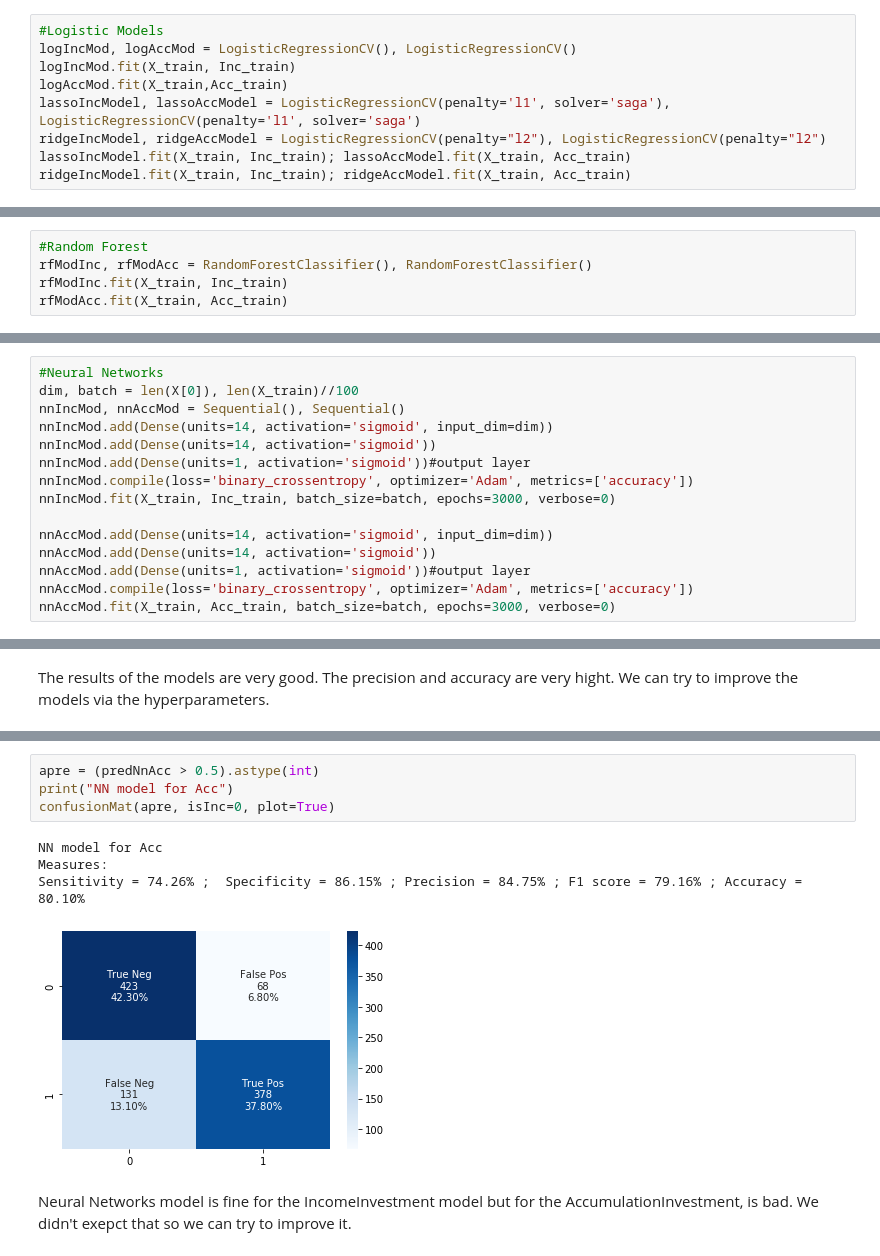
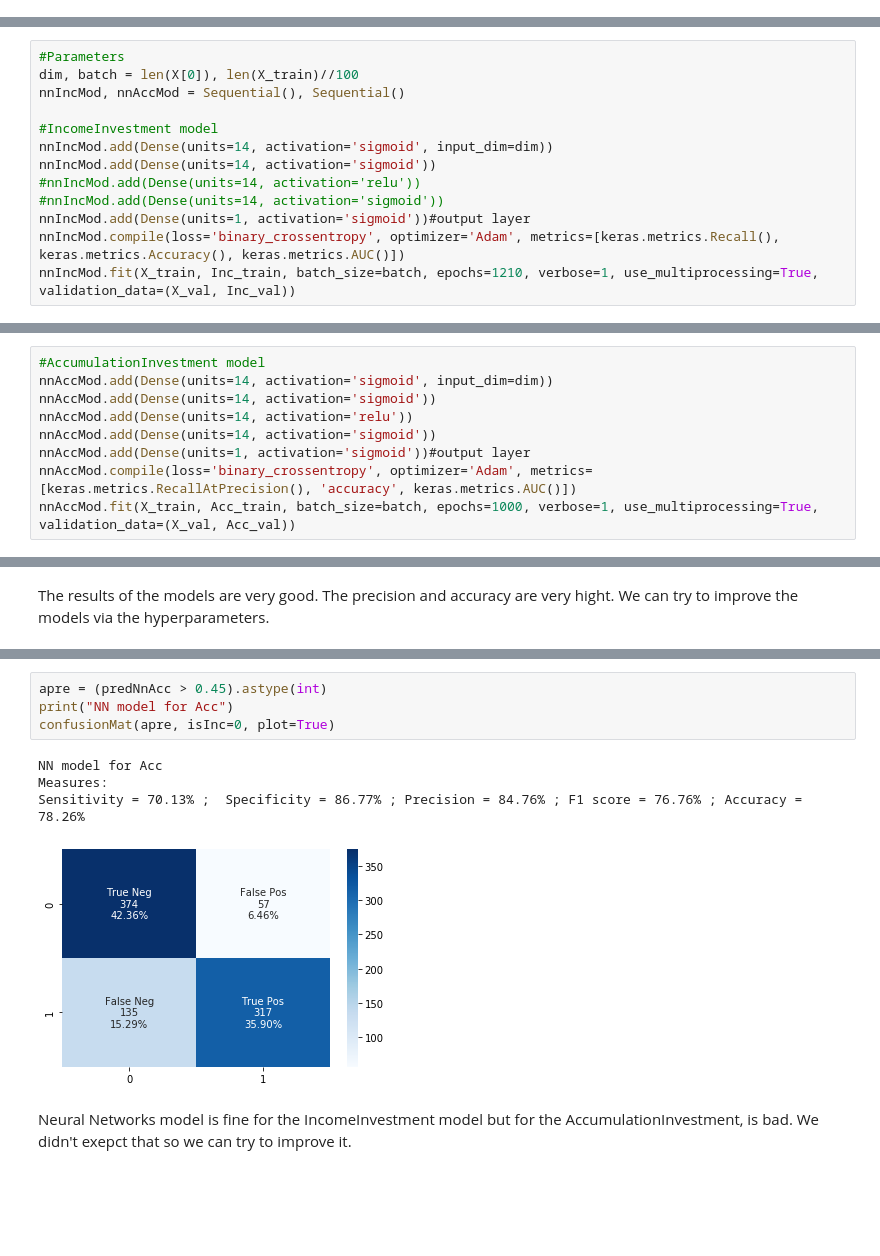
Before and after one commit to Emmalito/ML_BC2, a Jupyter notebook: src/classification.ipynb, the cells around one changed output, grey strips where cells are left out. Saved outputs shown, nothing was run; the diff lists cells and outputs as text; blank space fills up the shorter version.

```diff
--- a/src/classification.ipynb
+++ b/src/classification.ipynb
@@ -123,9 +113,0 @@ from keras.layers import Dense
-# %%
-#Logistic Models
-logIncMod, logAccMod = LogisticRegressionCV(), LogisticRegressionCV()
-logIncMod.fit(X_train, Inc_train)
-logAccMod.fit(X_train,Acc_train)
-lassoIncModel, lassoAccModel = LogisticRegressionCV(penalty='l1', solver='saga'), LogisticRegressionCV(penalty='l1', solver='saga')
-ridgeIncModel, ridgeAccModel = LogisticRegressionCV(penalty="l2"), LogisticRegressionCV(penalty="l2")
-lassoIncModel.fit(X_train, Inc_train); lassoAccModel.fit(X_train, Acc_train)
-ridgeIncModel.fit(X_train, Inc_train); ridgeAccModel.fit(X_train, Acc_train)
@@ -141,5 +165,0 @@ Perceptron()
-# %%
-#Random Forest
-rfModInc, rfModAcc = RandomForestClassifier(), RandomForestClassifier()
-rfModInc.fit(X_train, Inc_train)
-rfModAcc.fit(X_train, Acc_train)
@@ -148,16 +211,14 @@ RandomForestClassifier()
 # %%
-#Neural Networks
+#Parameters
 dim, batch = len(X[0]), len(X_train)//100
 nnIncMod, nnAccMod = Sequential(), Sequential()
+
+#IncomeInvestment model
 nnIncMod.add(Dense(units=14, activation='sigmoid', input_dim=dim))
 nnIncMod.add(Dense(units=14, activation='sigmoid'))
+#nnIncMod.add(Dense(units=14, activation='relu'))
+#nnIncMod.add(Dense(units=14, activation='sigmoid'))
 nnIncMod.add(Dense(units=1, activation='sigmoid'))#output layer
-nnIncMod.compile(loss='binary_crossentropy', optimizer='Adam', metrics=['accuracy'])
-nnIncMod.fit(X_train, Inc_train, batch_size=batch, epochs=3000, verbose=0)
-
-nnAccMod.add(Dense(units=14, activation='sigmoid', input_dim=dim))
-nnAccMod.add(Dense(units=14, activation='sigmoid'))
-nnAccMod.add(Dense(units=1, activation='sigmoid'))#output layer
-nnAccMod.compile(loss='binary_crossentropy', optimizer='Adam', metrics=['accuracy'])
-nnAccMod.fit(X_train, Acc_train, batch_size=batch, epochs=3000, verbose=0)
+nnIncMod.compile(loss='binary_crossentropy', optimizer='Adam', metrics=[keras.metrics.Recall(), keras.metrics.Accuracy(), keras.metrics.AUC()])
+nnIncMod.fit(X_train, Inc_train, batch_size=batch, epochs=1210, verbose=1, use_multiprocessing=True, validation_data=(X_val, Inc_val))
 # %% [output]
@@ -169 +242,10 @@ To enable them in other operations, rebuild TensorFlow with the appropriate comp
 <keras.callbacks.History at 0x...>
+# %%
+#AccumulationInvestment model
+nnAccMod.add(Dense(units=14, activation='sigmoid', input_dim=dim))
+nnAccMod.add(Dense(units=14, activation='sigmoid'))
+nnAccMod.add(Dense(units=14, activation='relu'))
+nnAccMod.add(Dense(units=14, activation='sigmoid'))
+nnAccMod.add(Dense(units=1, activation='sigmoid'))#output layer
+nnAccMod.compile(loss='binary_crossentropy', optimizer='Adam', metrics=[keras.metrics.RecallAtPrecision(), 'accuracy', keras.metrics.AUC()])
+nnAccMod.fit(X_train, Acc_train, batch_size=batch, epochs=1000, verbose=1, use_multiprocessing=True, validation_data=(X_val, Acc_val))
@@ -306,12 +407,12 @@ Sensitivity = 60.23% ;  Specificity = 90.27% ; Precision = 76.30% ; F1 score = 6
 # %%
-apre = (predNnAcc > 0.5).astype(int)
+apre = (predNnAcc > 0.45).astype(int)
 print("NN model for Acc")
 confusionMat(apre, isInc=0, plot=True)
 # %% [output]
 NN model for Acc
 Measures:
-Sensitivity = 74.26% ;  Specificity = 86.15% ; Precision = 84.75% ; F1 score = 79.16% ; Accuracy = 80.10%
+Sensitivity = 70.13% ;  Specificity = 86.77% ; Precision = 84.76% ; F1 score = 76.76% ; Accuracy = 78.26%
-[figure, old version]
+[figure, new version]
 # %% [markdown]
 Neural Networks model is fine for the IncomeInvestment model but for the AccumulationInvestment, is bad. We didn't exepct that so we can try to improve it.
 # %%
```
Also changed, not shown: parts of 31 cells of this notebook.
